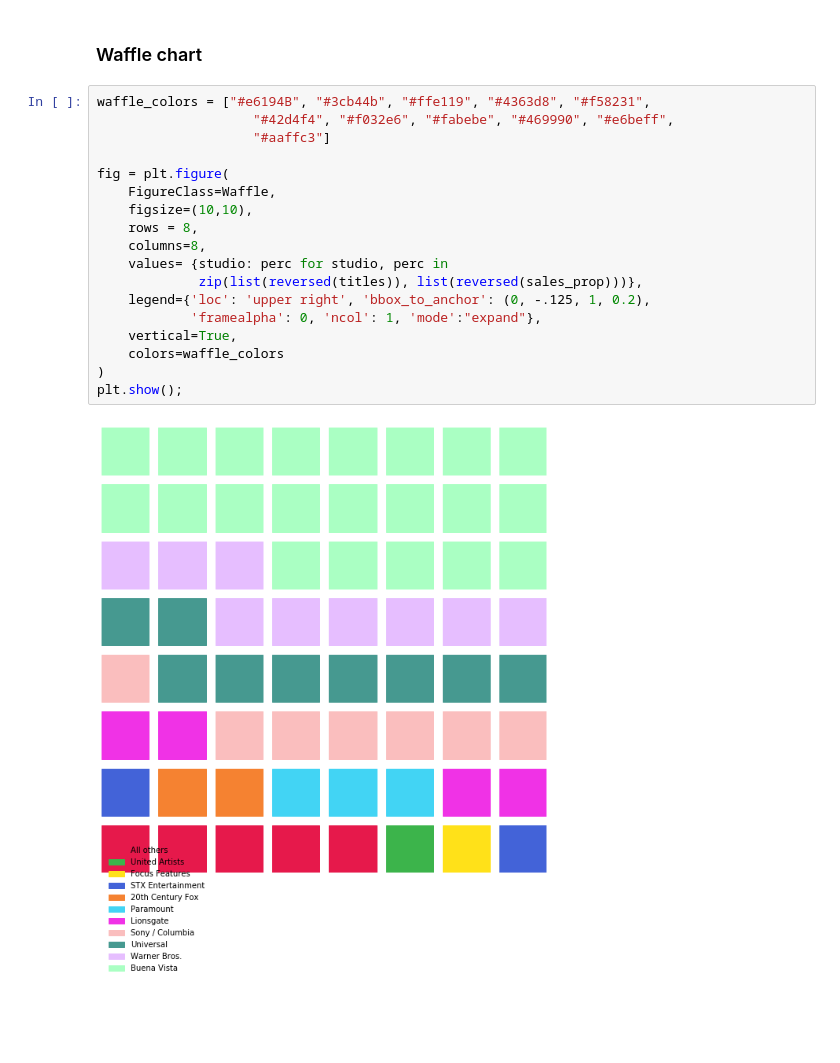
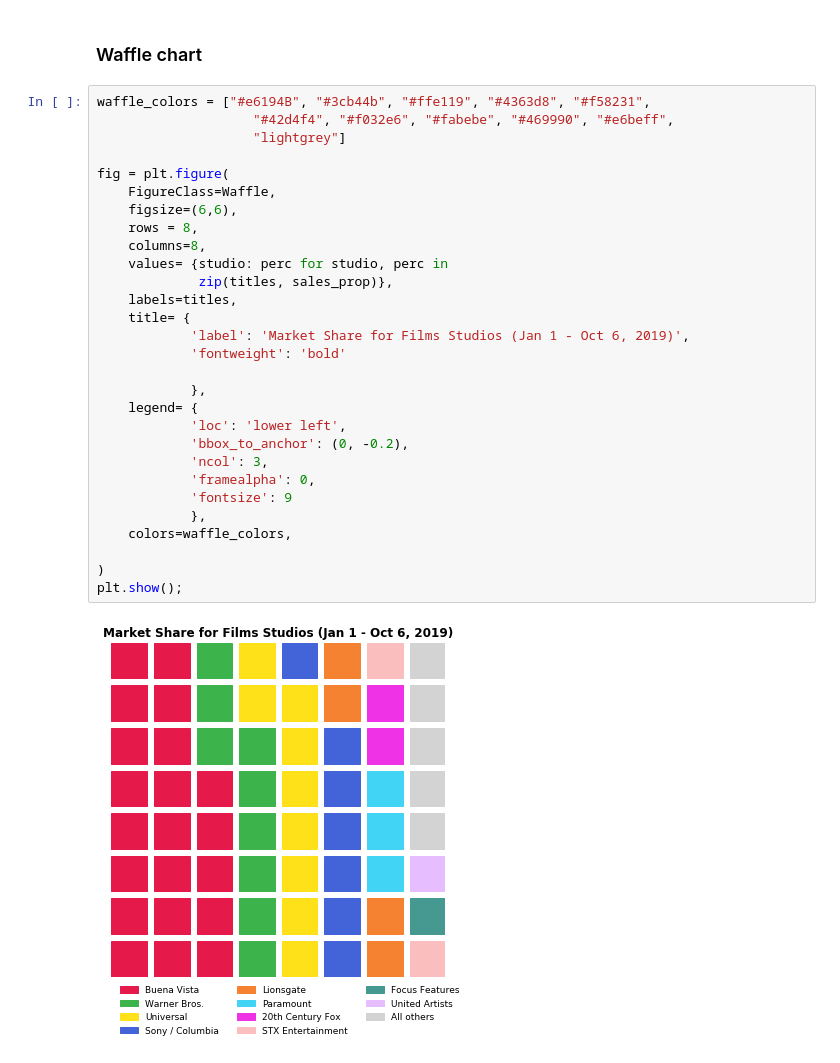
Before and after one commit to jnawjux/pie_chart_alternatives_sample, a Jupyter notebook: pie_chart_alternatives.ipynb, the cells around one changed output. Drawn from its saved outputs; the diff is of its cells as text; blank space fills up the shorter version.

Commit message:
Add treemap back, finish waffle charts

```diff
--- a/pie_chart_alternatives.ipynb
+++ b/pie_chart_alternatives.ipynb
@@ -111,20 +111,31 @@ plt.show;
 # %%
 waffle_colors = ["#e6194B", "#3cb44b", "#ffe119", "#4363d8", "#f58231",
                     "#42d4f4", "#f032e6", "#fabebe", "#469990", "#e6beff",
-                    "#aaffc3"]
+                    "lightgrey"]
 
 fig = plt.figure(
     FigureClass=Waffle,
-    figsize=(10,10),
+    figsize=(6,6),
     rows = 8,
     columns=8,
     values= {studio: perc for studio, perc in
-             zip(list(reversed(titles)), list(reversed(sales_prop)))},
-    legend={'loc': 'upper right', 'bbox_to_anchor': (0, -.125, 1, 0.2),
-            'framealpha': 0, 'ncol': 1, 'mode':"expand"},
-    vertical=True,
-    colors=waffle_colors
+             zip(titles, sales_prop)},
+    labels=titles,
+    title= {
+            'label': 'Market Share for Films Studios (Jan 1 - Oct 6, 2019)',
+            'fontweight': 'bold'
+
+            },
+    legend= {
+            'loc': 'lower left',
+            'bbox_to_anchor': (0, -0.2),
+            'ncol': 3,
+            'framealpha': 0,
+            'fontsize': 9
+            },
+    colors=waffle_colors,
+
 )
 plt.show();
 # %% [output]
-[figure, old version]
+[figure, new version]
```
Also changed, not shown: parts of 4 cells of this notebook.
